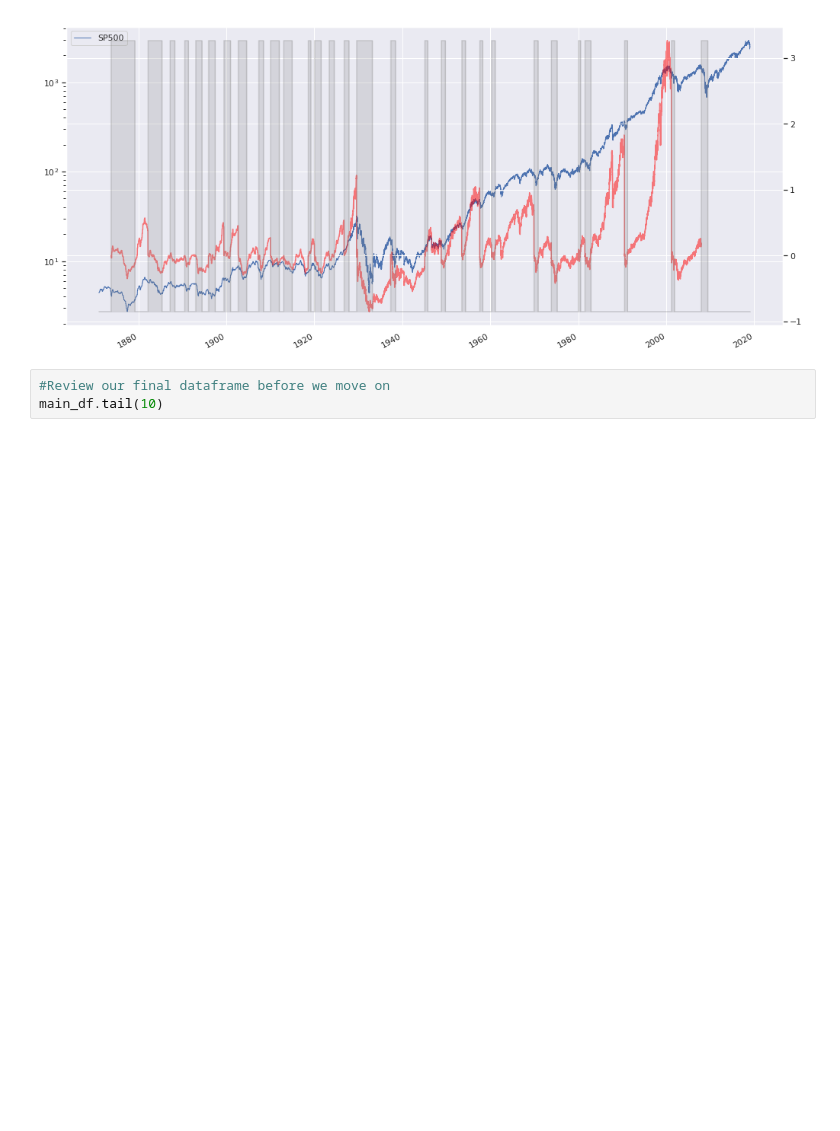
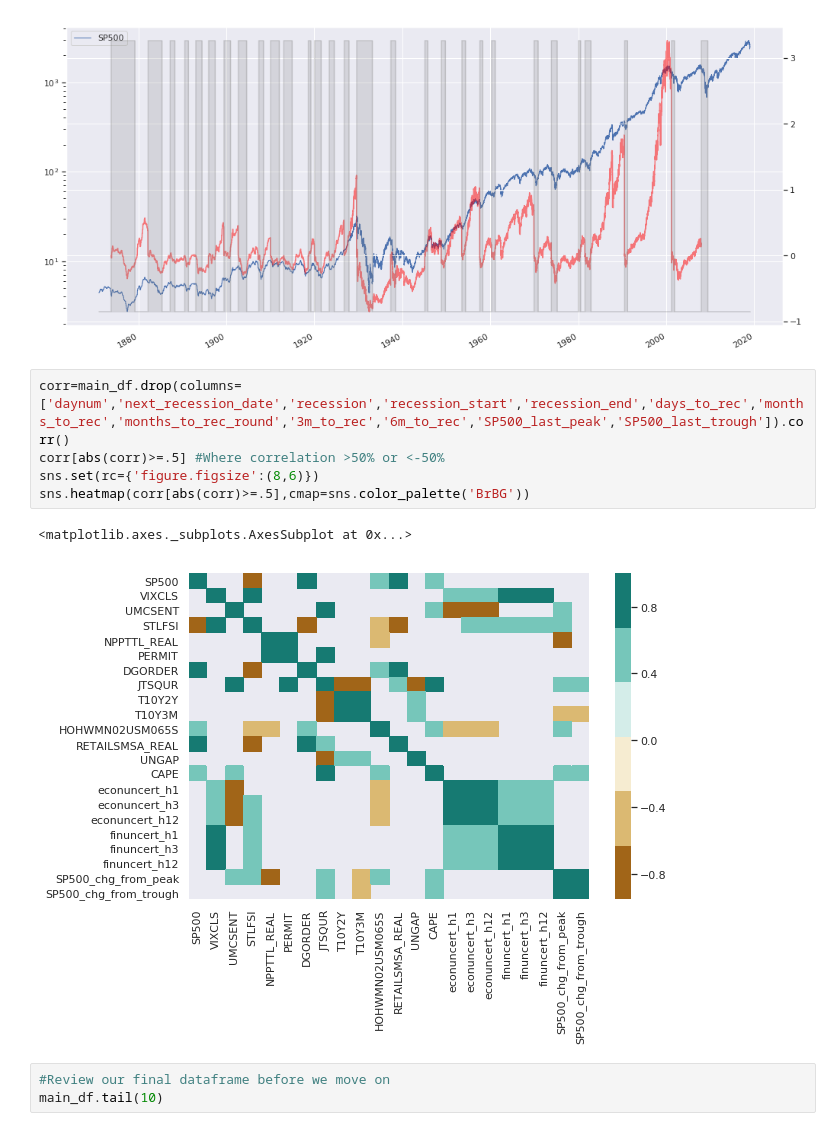
Before and after one commit to pogoetic/stego, a Jupyter notebook: stegonbk.ipynb, the cells around one changed output. Drawn from its saved outputs; the diff is of its cells as text; blank space fills up the shorter version.

```diff
--- a/stegonbk.ipynb
+++ b/stegonbk.ipynb
@@ -575,6 +584,14 @@ plt.axis('off')
 # %% [output]
 (680300.35, 739780.65, -0.05, 1.05)
 [figure]
+# %%
+corr=main_df.drop(columns=['daynum','next_recession_date','recession','recession_start','recession_end','days_to_rec','months_to_rec','months_to_rec_round','3m_to_rec','6m_to_rec','SP500_last_peak','SP500_last_trough']).corr()
+corr[abs(corr)>=.5] #Where correlation >50% or <-50%
+sns.set(rc={'figure.figsize':(8,6)})
+sns.heatmap(corr[abs(corr)>=.5],cmap=sns.color_palette('BrBG'))
+# %% [output]
+<matplotlib.axes._subplots.AxesSubplot at 0x...>
+[figure, added]
 # %%
 #Review our final dataframe before we move on
 main_df.tail(10)
```
Also changed, not shown: parts of 2 cells of this notebook, 1 other file.
